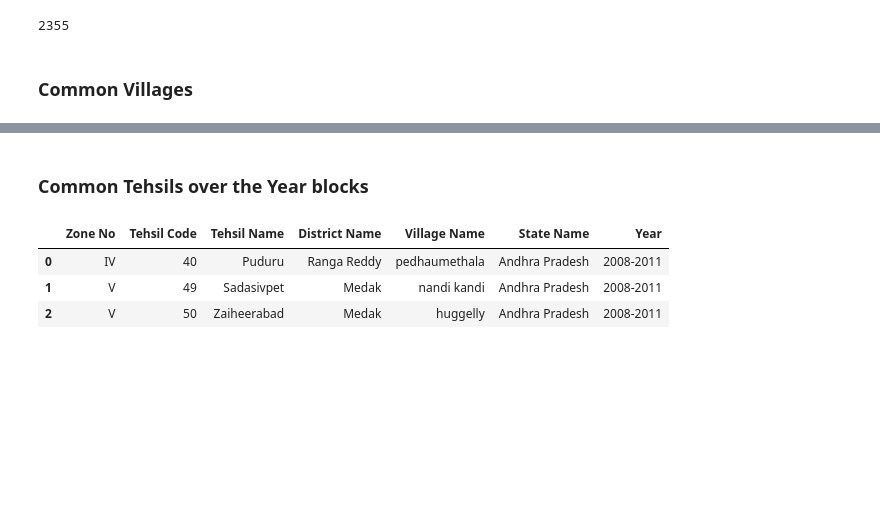
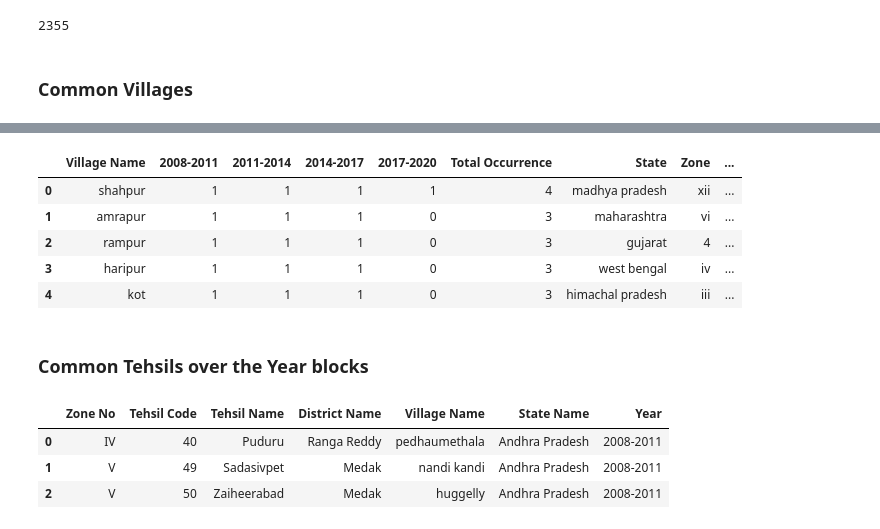
Before and after one commit to inductive-anks1/Yield-Prediction, a Jupyter notebook: Code Files/Common-Village-and-Tehsil/Common_Villages_and_Tehsils_For_Different_Years.ipynb, the cells around one changed output, grey strips where cells are left out. Cells and saved outputs as stored; diff of their text form; code cells hidden in the pictures; blank space fills up the shorter version.

```diff
--- a/Code Files/Common-Village-and-Tehsil/Common_Villages_and_Tehsils_For_Different_Years.ipynb
+++ b/Code Files/Common-Village-and-Tehsil/Common_Villages_and_Tehsils_For_Different_Years.ipynb
@@ -240,3 +244,5 @@ village_df.to_csv('Common-Village-Dataset.csv', index=False)
+# %%
+pd.set_option('display.max_rows', None)
 # %%
 village_df.shape
 # %% [output]
@@ -244,3 +250,12 @@ village_df.shape
+# %%
+village_df.head()
+# %% [output]
+|  | Village Name | 2008-2011 | 2011-2014 | 2014-2017 | 2017-2020 | Total Occurrence | State | Zone | ... |
+| 0 | shahpur | 1 | 1 | 1 | 1 | 4 | madhya pradesh | xii | ... |
+| 1 | amrapur | 1 | 1 | 1 | 0 | 3 | maharashtra | vi | ... |
+| 2 | rampur | 1 | 1 | 1 | 0 | 3 | gujarat | 4 | ... |
+| 3 | haripur | 1 | 1 | 1 | 0 | 3 | west bengal | iv | ... |
+| 4 | kot | 1 | 1 | 1 | 0 | 3 | himachal pradesh | iii | ... |
 # %% [markdown]
 ### Common Tehsils over the Year blocks
 # %%
```
Also changed, not shown: parts of 7 cells of this notebook, 2 other files.
